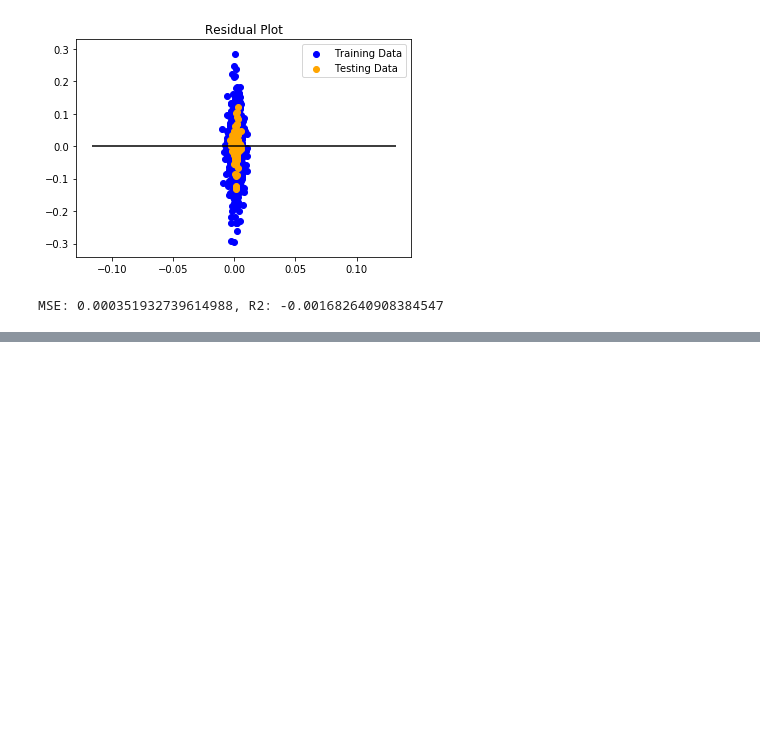
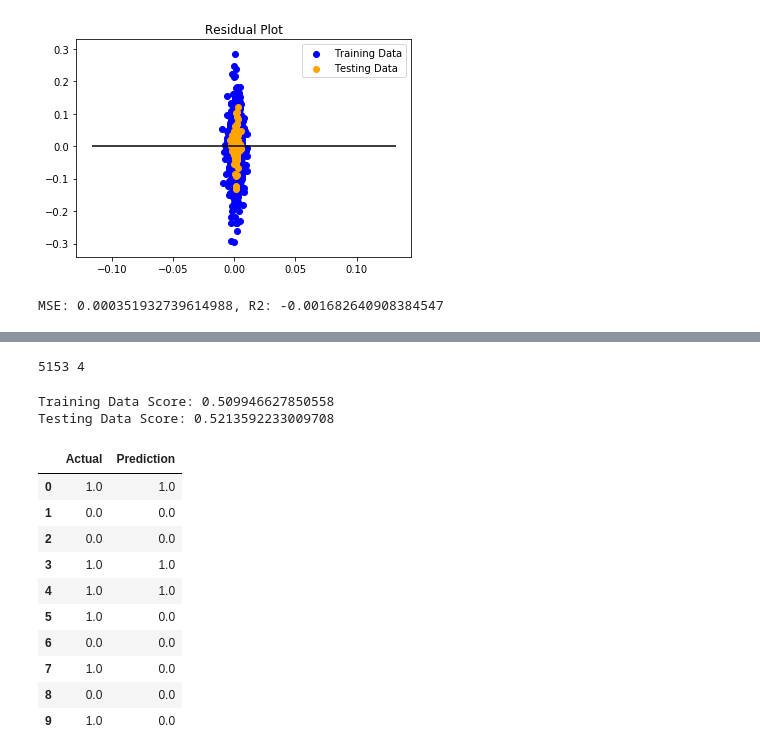
Before and after one commit to tli2001/tickermagic, a Jupyter notebook: data_cleaning.ipynb, the cells around one changed output, grey strips where cells are left out. Cells and saved outputs as stored; diff of their text form; code cells hidden in the pictures; blank space fills up the shorter version.

Commit message:
add logistic regression model

```diff
--- a/data_cleaning.ipynb
+++ b/data_cleaning.ipynb
@@ -206,0 +245,3 @@ from sklearn.linear_model import LogisticRegression
+# %%
+amzn_df3 = amzn_df[['chg_from_prev', 't1', 't2', 't3']]
+amzn_df3.head()
@@ -206,0 +255,46 @@ from sklearn.linear_model import LogisticRegression
+# %%
+np_array_data2 = amzn_df3.values
+# n = amzn_df2.shape[0]
+# p = amzn_df2.shape[1]
+# Get dimensions of data
+n = np_array_data2.shape[0]
+p = np_array_data2.shape[1]
+print(n, p)
+# %% [output]
+5153 4
+# %%
+# Divide up data into Training and Testing subsets
+train_start = 0
+train_end = int(np.floor(0.8*n))
+test_start = train_end + 1
+test_end = n
+data_train = np_array_data2[np.arange(train_start, train_end), :]
+data_test = np_array_data2[np.arange(test_start, test_end), :]
+# Build X and y
+X_train = data_train[:, 1:]
+y_train = data_train[:, 0]
+X_test = data_test[:, 1:]
+y_test = data_test[:, 0]
+# %%
+classifier = LogisticRegression()
+classifier.fit(X_train, y_train)
+print(f"Training Data Score: {classifier.score(X_train, y_train)}")
+print(f"Testing Data Score: {classifier.score(X_test, y_test)}")
+# %% [output]
+Training Data Score: 0.509946627850558
+Testing Data Score: 0.5213592233009708
+# %%
+predictions = classifier.predict(X_test)
+pd.DataFrame({"Prediction": predictions, "Actual": y_test}).head(10)
+# %% [output]
+|  | Actual | Prediction |
+| 0 | 1.0 | 1.0 |
+| 1 | 0.0 | 0.0 |
+| 2 | 0.0 | 0.0 |
+| 3 | 1.0 | 1.0 |
+| 4 | 1.0 | 1.0 |
+| 5 | 1.0 | 0.0 |
+| 6 | 0.0 | 0.0 |
+| 7 | 1.0 | 0.0 |
+| 8 | 0.0 | 0.0 |
+| 9 | 1.0 | 0.0 |
```
Also changed, not shown: parts of 5 cells of this notebook.
